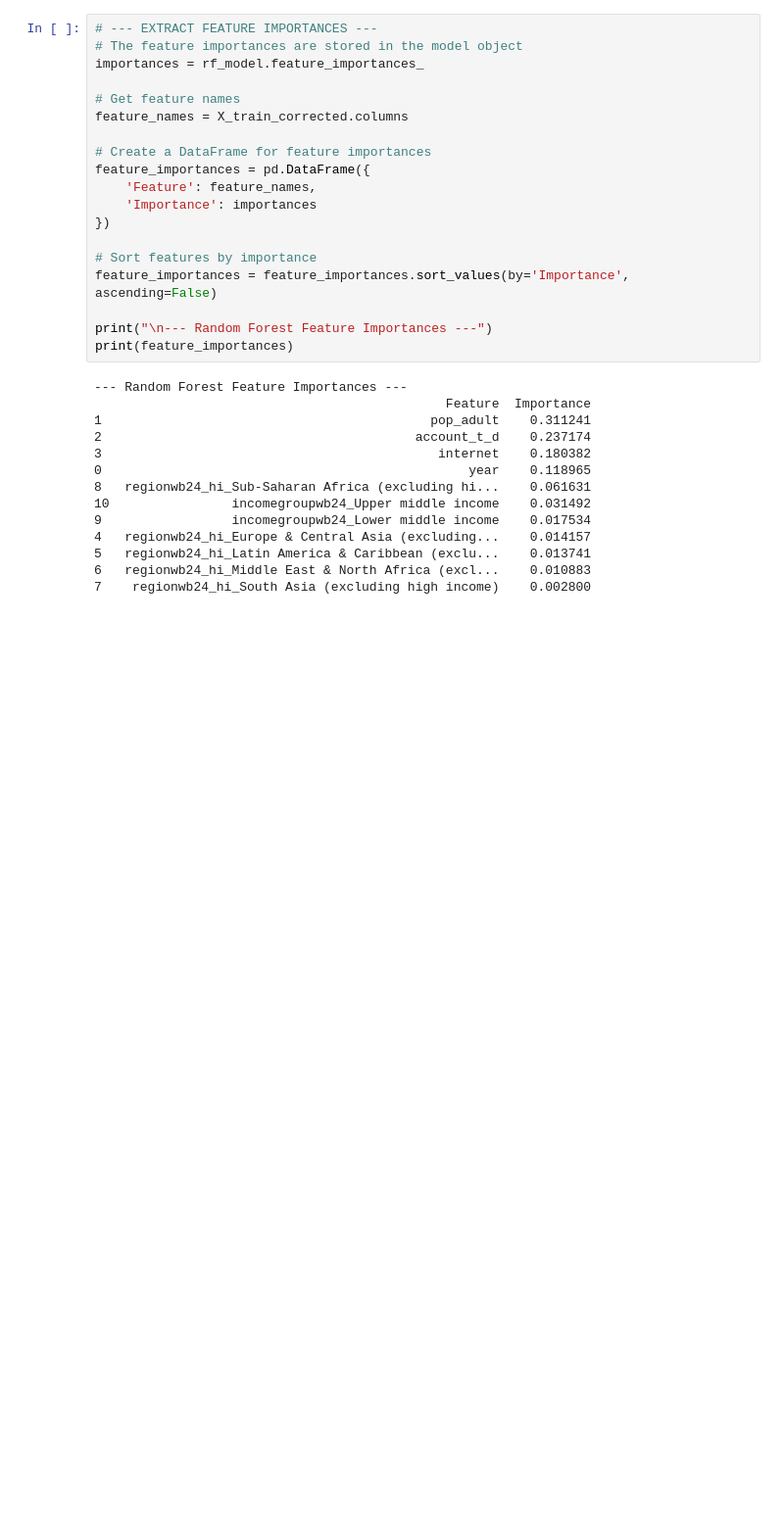
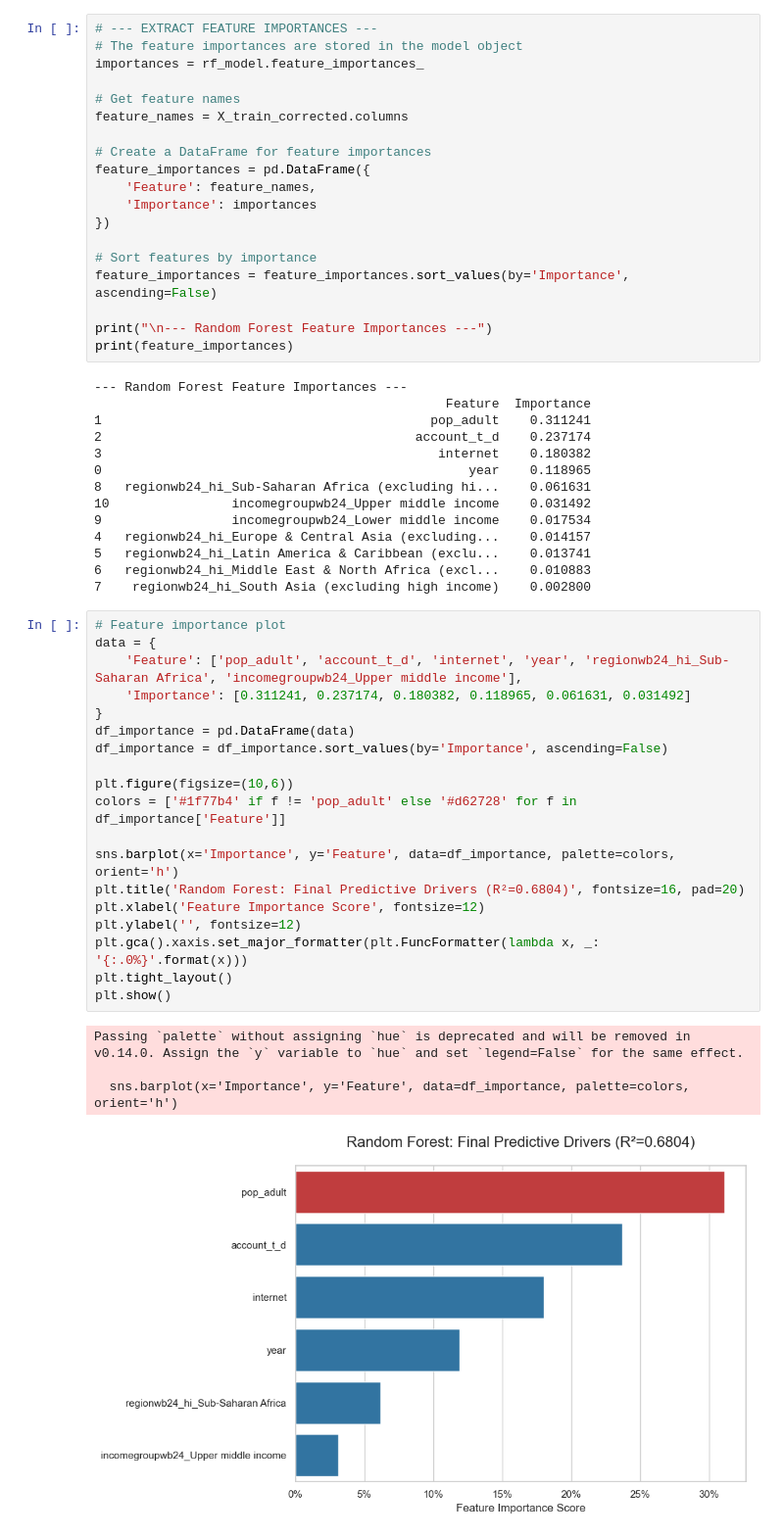
Before and after one commit to aididshariff/MobileMoney-Adoption-Analysis, a Jupyter notebook: notebooks/04_regression_analysis.ipynb, the cells around one changed output. Shown: that part at 98% size. Saved outputs shown, nothing was run; the diff lists cells and outputs as text; blank space fills up the shorter version.

```diff
--- a/notebooks/04_regression_analysis.ipynb
+++ b/notebooks/04_regression_analysis.ipynb
@@ -648,3 +648,27 @@ print(feature_importances)
 5   regionwb24_hi_Latin America & Caribbean (exclu...    0.013741
 6   regionwb24_hi_Middle East & North Africa (excl...    0.010883
 7    regionwb24_hi_South Asia (excluding high income)    0.002800
+# %%
+# Feature importance plot
+data = {
+    'Feature': ['pop_adult', 'account_t_d', 'internet', 'year', 'regionwb24_hi_Sub-Saharan Africa', 'incomegroupwb24_Upper middle income'],
+    'Importance': [0.311241, 0.237174, 0.180382, 0.118965, 0.061631, 0.031492]
+}
+df_importance = pd.DataFrame(data)
+df_importance = df_importance.sort_values(by='Importance', ascending=False)
+
+plt.figure(figsize=(10,6))
+colors = ['#1f77b4' if f != 'pop_adult' else '#d62728' for f in df_importance['Feature']]
+
+sns.barplot(x='Importance', y='Feature', data=df_importance, palette=colors, orient='h')
+plt.title('Random Forest: Final Predictive Drivers (R²=0.6804)', fontsize=16, pad=20)
+plt.xlabel('Feature Importance Score', fontsize=12)
+plt.ylabel('', fontsize=12)
+plt.gca().xaxis.set_major_formatter(plt.FuncFormatter(lambda x, _: '{:.0%}'.format(x)))
+plt.tight_layout()
+plt.show()
+# %% [output]
+Passing `palette` without assigning `hue` is deprecated and will be removed in v0.14.0. Assign the `y` variable to `hue` and set `legend=False` for the same effect.
+
+  sns.barplot(x='Importance', y='Feature', data=df_importance, palette=colors, orient='h')
+[figure, added]
```
